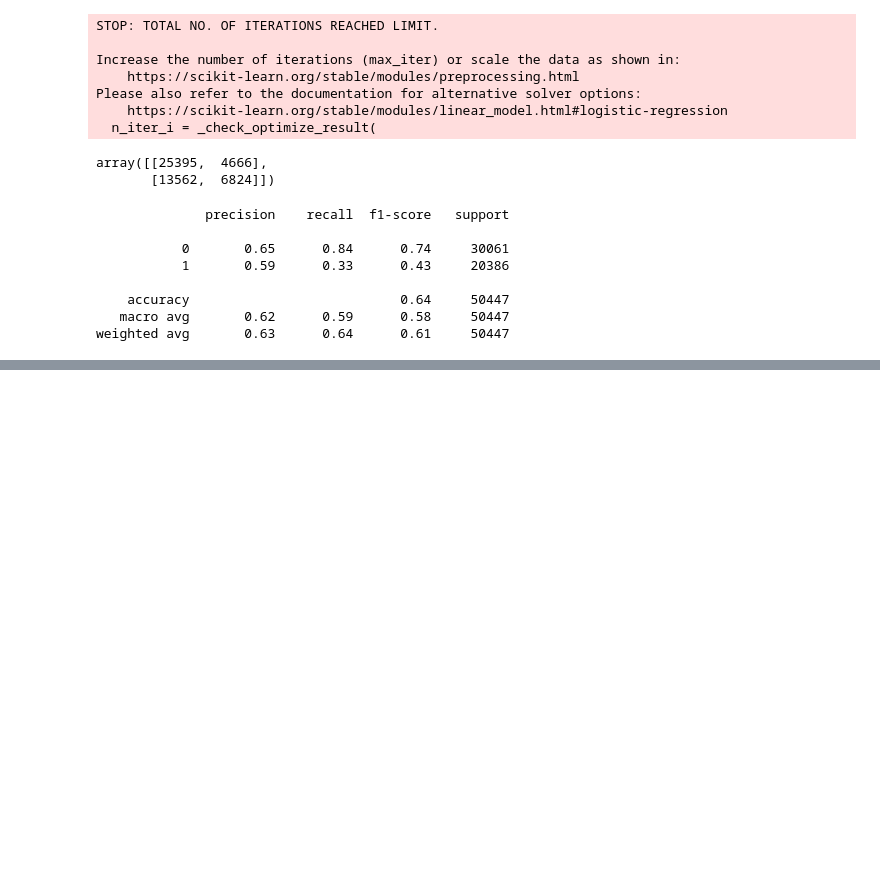
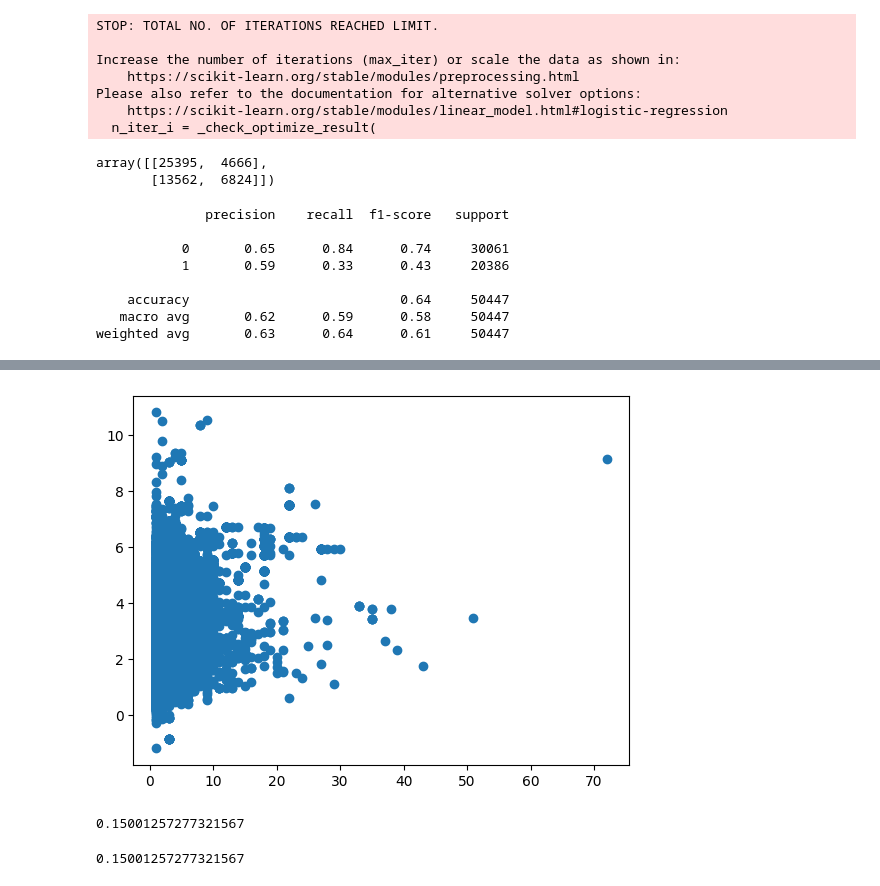
Before and after one commit to shohinis/rentsmart, a Jupyter notebook: classification.ipynb, the cells around one changed output, grey strips where cells are left out. Cells and saved outputs as stored; diff of their text form; code cells hidden in the pictures; blank space fills up the shorter version.

```diff
--- a/classification.ipynb
+++ b/classification.ipynb
@@ -146,0 +194,14 @@ lin_reg.fit(X_train_reg, y_train_reg)
+# %%
+plt.scatter(y_test_reg, y_pred_reg)
+plt.show()
+# %% [output]
+[figure, added]
+# %%
+from sklearn.metrics import r2_score
+r2_score(y_train_reg, y_pred_reg_train)
+# %% [output]
+0.15001257277321567
+# %%
+r2_score(y_test_reg, y_pred_reg)
+# %% [output]
+0.15001257277321567
```
Also changed, not shown: parts of 6 cells of this notebook.
